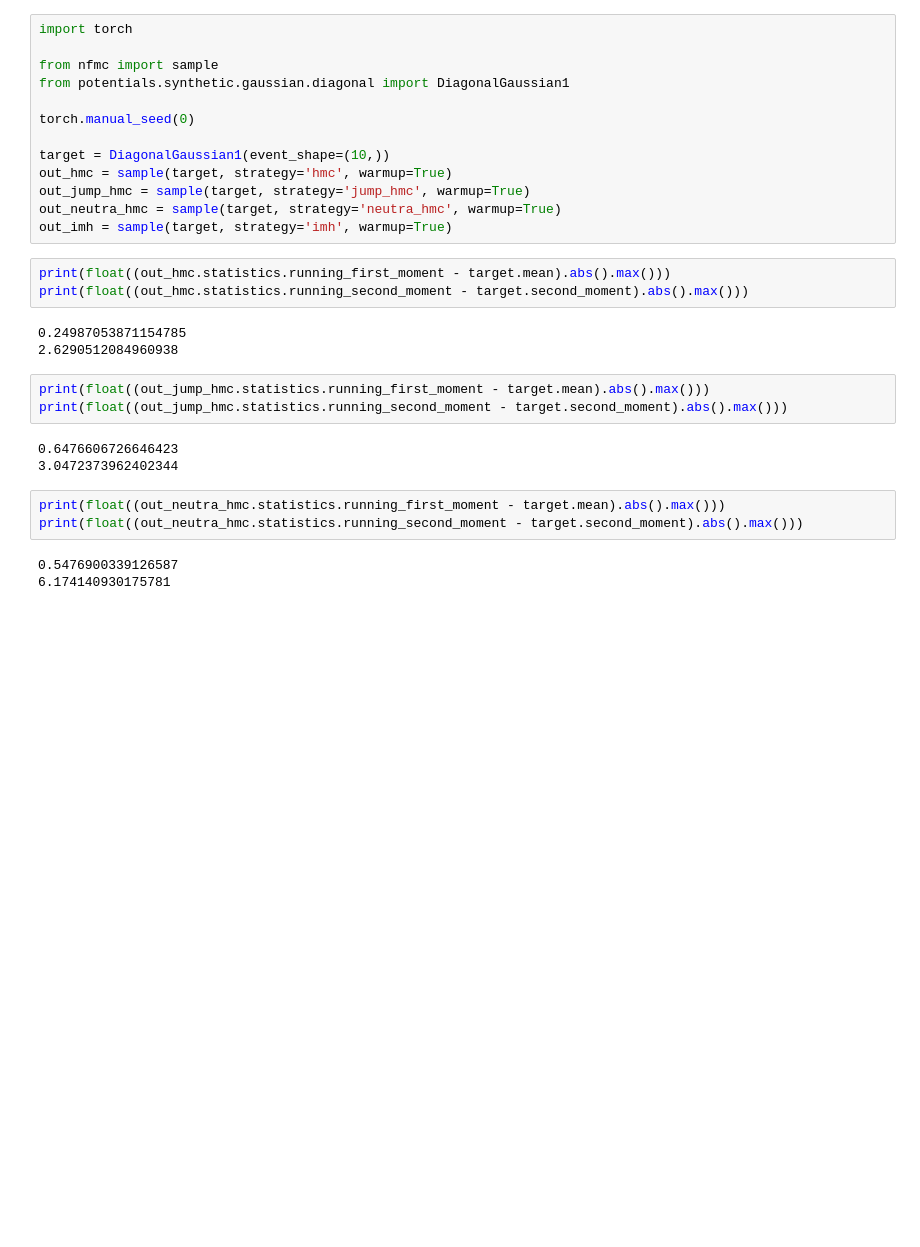
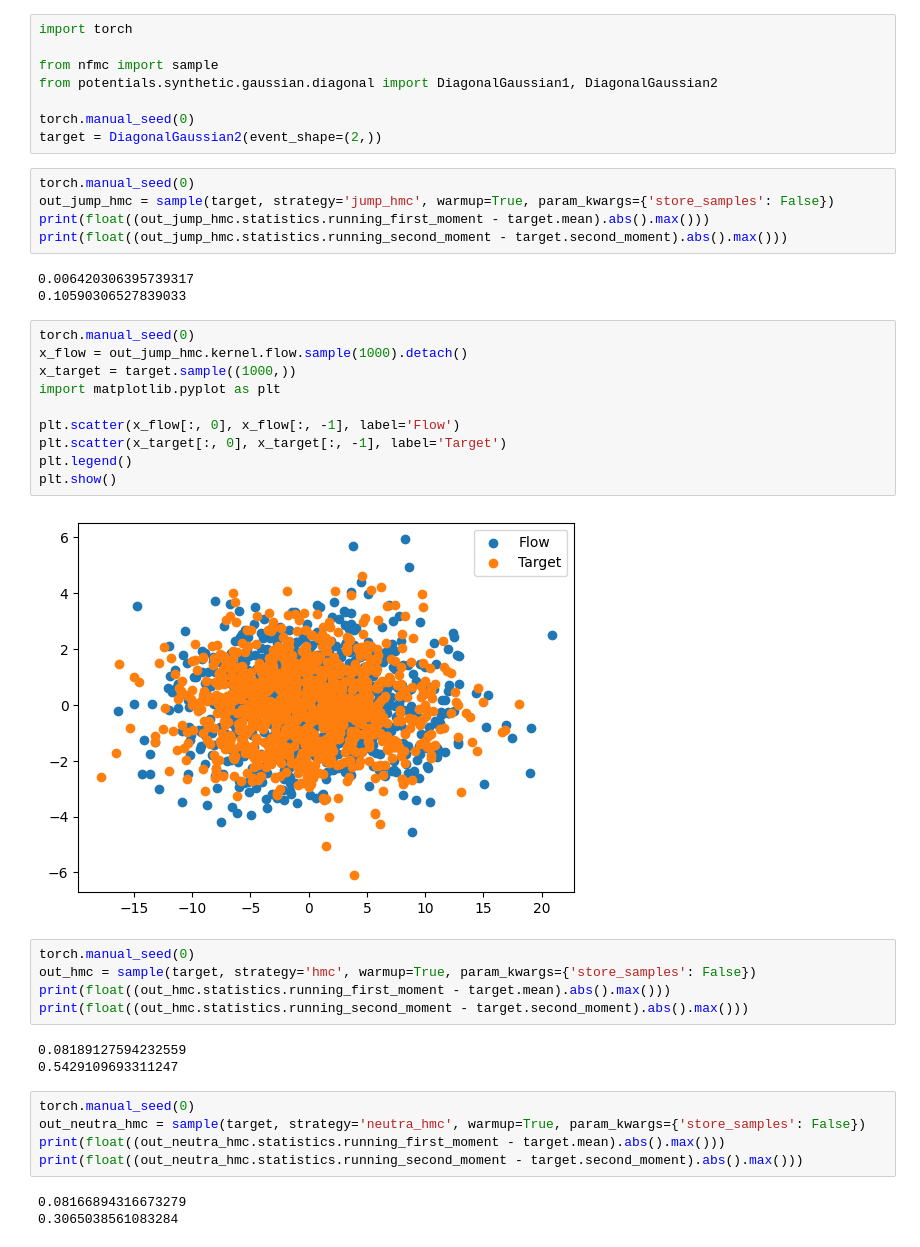
Before and after one commit to davidnabergoj/nfmc, a Jupyter notebook: notebooks/moment_estimation.ipynb, the cells around one changed output. Saved outputs shown, nothing was run; the diff lists cells and outputs as text; blank space fills up the shorter version.

```diff
--- a/notebooks/moment_estimation.ipynb
+++ b/notebooks/moment_estimation.ipynb
@@ -2,31 +2,44 @@
 import torch
 
 from nfmc import sample
-from potentials.synthetic.gaussian.diagonal import DiagonalGaussian1
+from potentials.synthetic.gaussian.diagonal import DiagonalGaussian1, DiagonalGaussian2
 
 torch.manual_seed(0)
-
-target = DiagonalGaussian1(event_shape=(10,))
-out_hmc = sample(target, strategy='hmc', warmup=True)
-out_jump_hmc = sample(target, strategy='jump_hmc', warmup=True)
-out_neutra_hmc = sample(target, strategy='neutra_hmc', warmup=True)
-out_imh = sample(target, strategy='imh', warmup=True)
+target = DiagonalGaussian2(event_shape=(2,))
+# %%
+torch.manual_seed(0)
+out_jump_hmc = sample(target, strategy='jump_hmc', warmup=True, param_kwargs={'store_samples': False})
+print(float((out_jump_hmc.statistics.running_first_moment - target.mean).abs().max()))
+print(float((out_jump_hmc.statistics.running_second_moment - target.second_moment).abs().max()))
+# %% [output]
+0.006420306395739317
+0.10590306527839033
+# %%
+torch.manual_seed(0)
+x_flow = out_jump_hmc.kernel.flow.sample(1000).detach()
+x_target = target.sample((1000,))
+import matplotlib.pyplot as plt
+
+plt.scatter(x_flow[:, 0], x_flow[:, -1], label='Flow')
+plt.scatter(x_target[:, 0], x_target[:, -1], label='Target')
+plt.legend()
+plt.show()
+# %% [output]
+[figure, added]
 # %%
+torch.manual_seed(0)
+out_hmc = sample(target, strategy='hmc', warmup=True, param_kwargs={'store_samples': False})
 print(float((out_hmc.statistics.running_first_moment - target.mean).abs().max()))
 print(float((out_hmc.statistics.running_second_moment - target.second_moment).abs().max()))
 # %% [output]
-0.24987053871154785
-2.6290512084960938
+0.08189127594232559
+0.5429109693311247
-# %%
-print(float((out_jump_hmc.statistics.running_first_moment - target.mean).abs().max()))
-print(float((out_jump_hmc.statistics.running_second_moment - target.second_moment).abs().max()))
-# %% [output]
-0.6476606726646423
-3.0472373962402344
 # %%
+torch.manual_seed(0)
+out_neutra_hmc = sample(target, strategy='neutra_hmc', warmup=True, param_kwargs={'store_samples': False})
 print(float((out_neutra_hmc.statistics.running_first_moment - target.mean).abs().max()))
 print(float((out_neutra_hmc.statistics.running_second_moment - target.second_moment).abs().max()))
 # %% [output]
-0.5476900339126587
-6.174140930175781
+0.08166894316673279
+0.3065038561083284
 # %%
```
Also changed, not shown: parts of 1 cell of this notebook.
